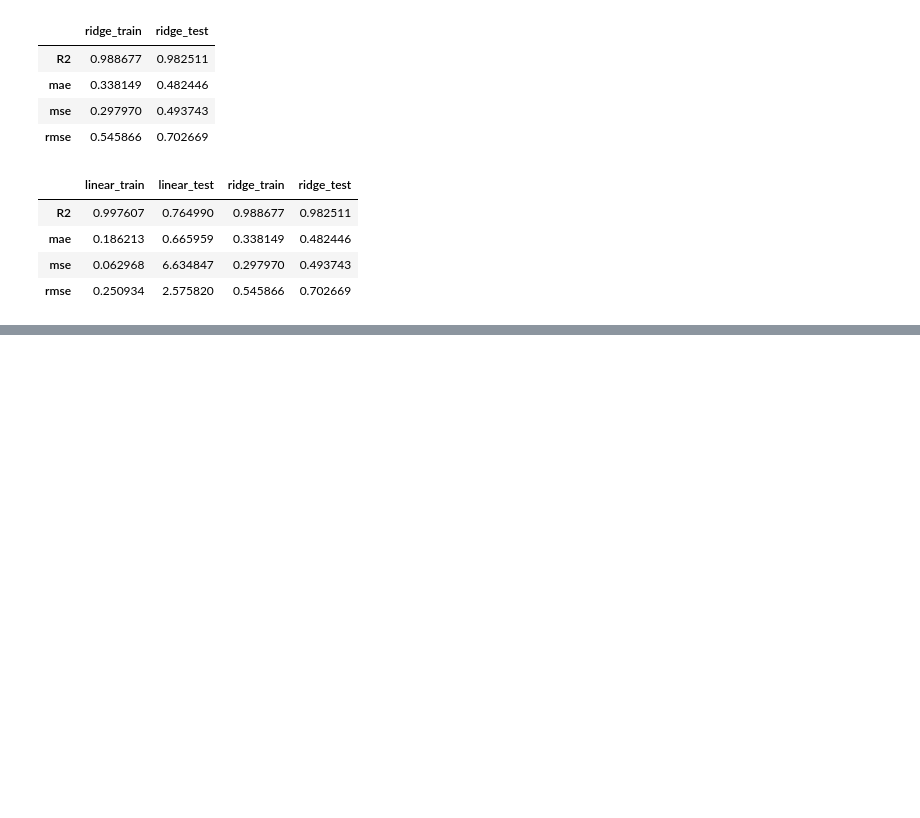
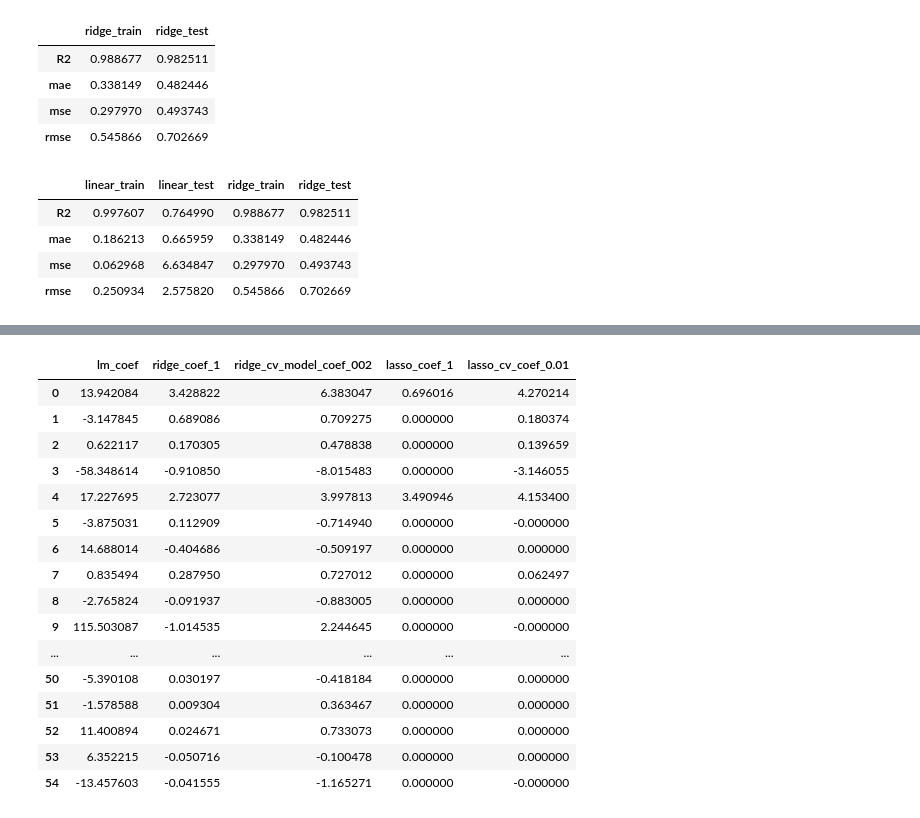
Before and after one commit to EmincanY/Machine-Learning, a Jupyter notebook: Techpro Education/Supervised/Regularization/ML_Regularization-Ridge-Lasso-ElasticNet-Cross Validation-Gridsearch.ipynb, the cells around one changed output, grey strips where cells are left out. Saved outputs shown, nothing was run; the diff lists cells and outputs as text; code cells hidden in the pictures; blank space fills up the shorter version.

```diff
--- a/Techpro Education/Supervised/Regularization/ML_Regularization-Ridge-Lasso-ElasticNet-Cross Validation-Gridsearch.ipynb
+++ b/Techpro Education/Supervised/Regularization/ML_Regularization-Ridge-Lasso-ElasticNet-Cross Validation-Gridsearch.ipynb
@@ -298,0 +607,3 @@ pd.concat([ls , rs ] , axis = 1)
+# %%
+new_alpha_space = np.linspace(0.001, 0.01 ,10 )
+new_alpha_space
@@ -298,0 +613,4 @@ pd.concat([ls , rs ] , axis = 1)
+# %%
+lasso_cv_model = LassoCV(alphas = new_alpha_space, cv = 5, max_iter=100000, random_state=42)
+# %%
+lasso_cv_model.fit(X_train_scaled , y_train)
@@ -298,0 +700,22 @@ pd.concat([ls , rs ] , axis = 1)
+# %%
+lcm_df = pd.DataFrame(lasso_cv_model.coef_, columns = ["lasso_cv_coef_0.01"])
+# %%
+pd.concat([lm_df , rm_df , rcm_df , lsm_df , lcm_df] , axis = 1)
+# %% [output]
+|  | lm_coef | ridge_coef_1 | ridge_cv_model_coef_002 | lasso_coef_1 | lasso_cv_coef_0.01 |
+| 0 | 13.942084 | 3.428822 | 6.383047 | 0.696016 | 4.270214 |
+| 1 | -3.147845 | 0.689086 | 0.709275 | 0.000000 | 0.180374 |
+| 2 | 0.622117 | 0.170305 | 0.478838 | 0.000000 | 0.139659 |
+| 3 | -58.348614 | -0.910850 | -8.015483 | 0.000000 | -3.146055 |
+| 4 | 17.227695 | 2.723077 | 3.997813 | 3.490946 | 4.153400 |
+| 5 | -3.875031 | 0.112909 | -0.714940 | 0.000000 | -0.000000 |
+| 6 | 14.688014 | -0.404686 | -0.509197 | 0.000000 | 0.000000 |
+| 7 | 0.835494 | 0.287950 | 0.727012 | 0.000000 | 0.062497 |
+| 8 | -2.765824 | -0.091937 | -0.883005 | 0.000000 | 0.000000 |
+| 9 | 115.503087 | -1.014535 | 2.244645 | 0.000000 | -0.000000 |
+| ... | ... | ... | ... | ... | ... |
+| 50 | -5.390108 | 0.030197 | -0.418184 | 0.000000 | 0.000000 |
+| 51 | -1.578588 | 0.009304 | 0.363467 | 0.000000 | 0.000000 |
+| 52 | 11.400894 | 0.024671 | 0.733073 | 0.000000 | 0.000000 |
+| 53 | 6.352215 | -0.050716 | -0.100478 | 0.000000 | 0.000000 |
+| 54 | -13.457603 | -0.041555 | -1.165271 | 0.000000 | -0.000000 |
```
Also changed, not shown: parts of 54 cells of this notebook, 1 other file.
